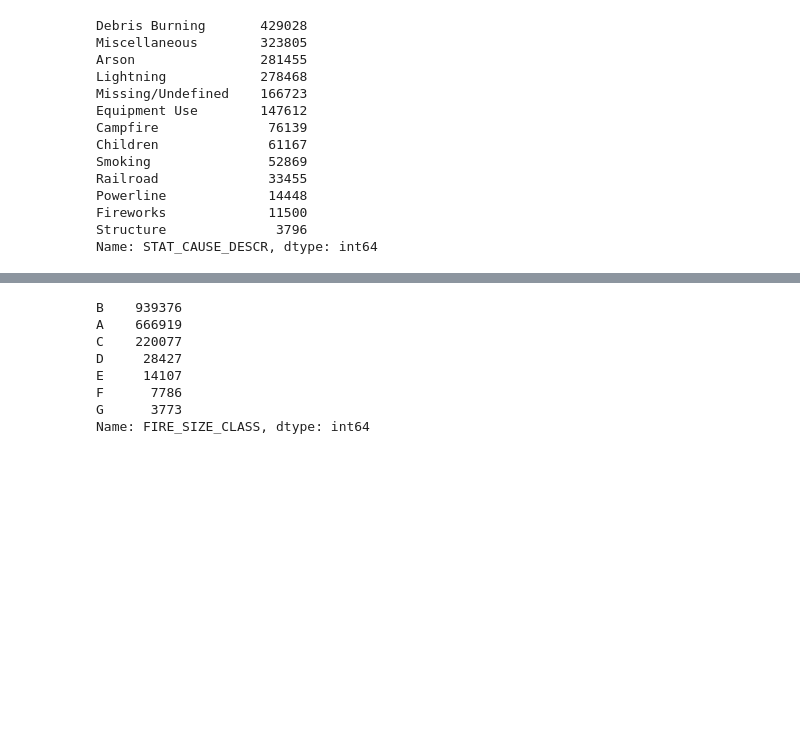
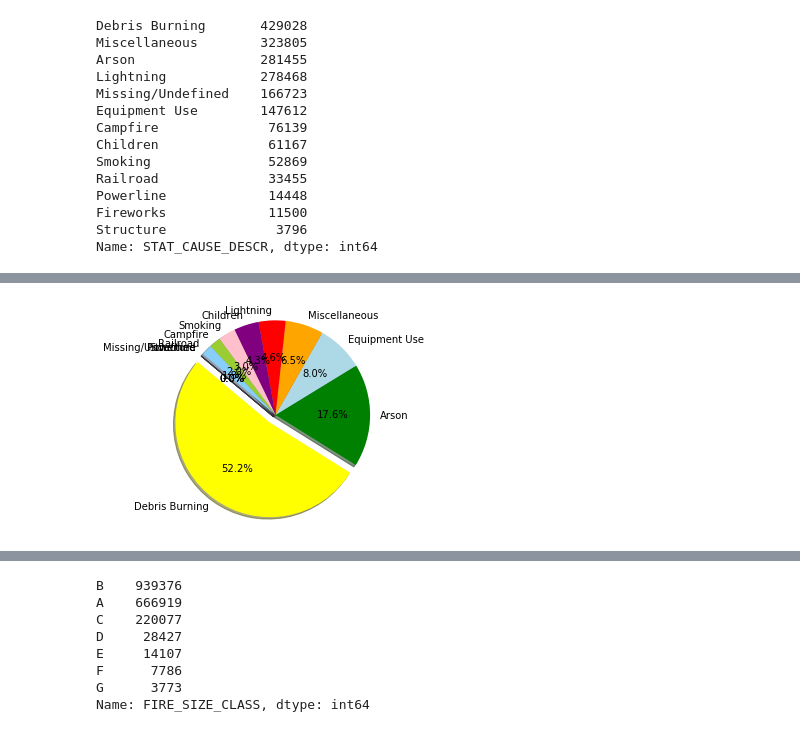
Before and after one commit to BryanSouza91/Project_1, a Jupyter notebook: Fire_Data_Analysis.ipynb, the cells around one changed output, grey strips where cells are left out. Drawn from its saved outputs; the diff is of its cells as text; code cells hidden in the pictures; blank space fills up the shorter version.

```diff
--- a/Fire_Data_Analysis.ipynb
+++ b/Fire_Data_Analysis.ipynb
@@ -79,0 +136,14 @@ Name: STAT_CAUSE_DESCR, dtype: int64
+# %%
+cause = ["Debris Burning", "Arson", "Equipment Use", "Miscellaneous", "Lightning" , "Children", "Smoking", "Campfire", "Railroad", "Missing/Undefined", "Powerline", "Structure"]
+cause_tally = [88199,29757,13546,11017,7748,7203,4994,3338,3050,10,3,2]
+colors = ["yellow","green","lightblue","orange","red","purple","pink","yellowgreen","lightskyblue","lightcoral","seashell","royalblue"]
+explode = (0.1,0,0,0,0,0,0,0,0,0,0,0,)
+
+plt.pie(cause_tally, explode=explode, labels=cause, colors=colors,
+        autopct="%1.1f%%", shadow=True, startangle=140)
+
+plt.axis("equal")
+
+plt.show()
+# %% [output]
+[figure, added]
```
Also changed, not shown: parts of 12 cells of this notebook.
